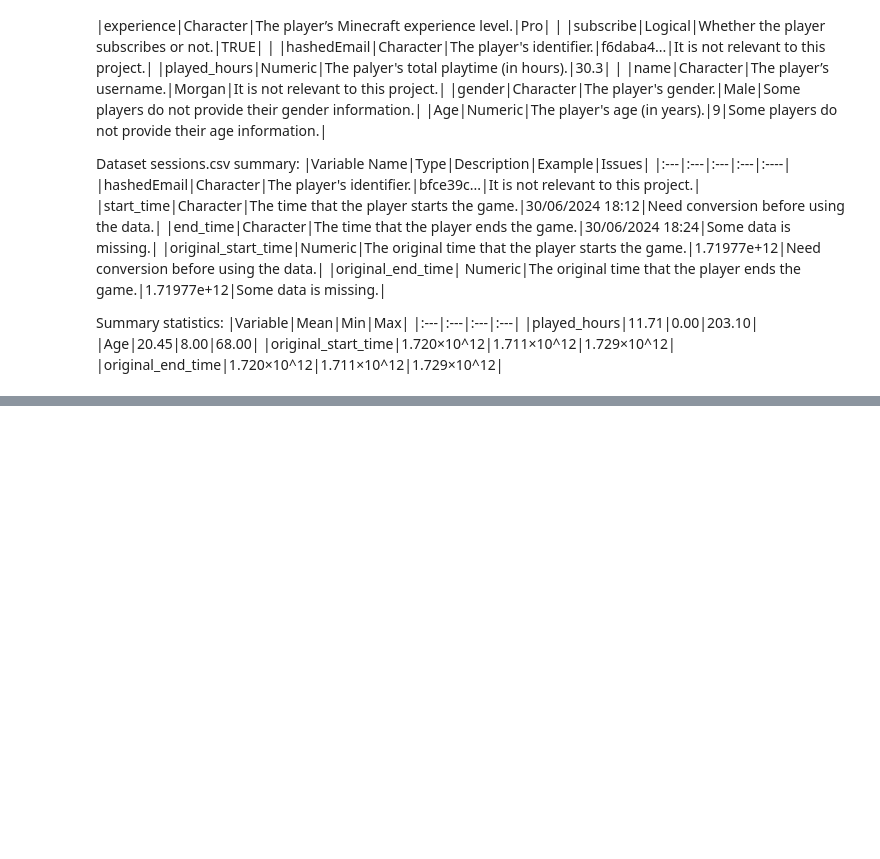
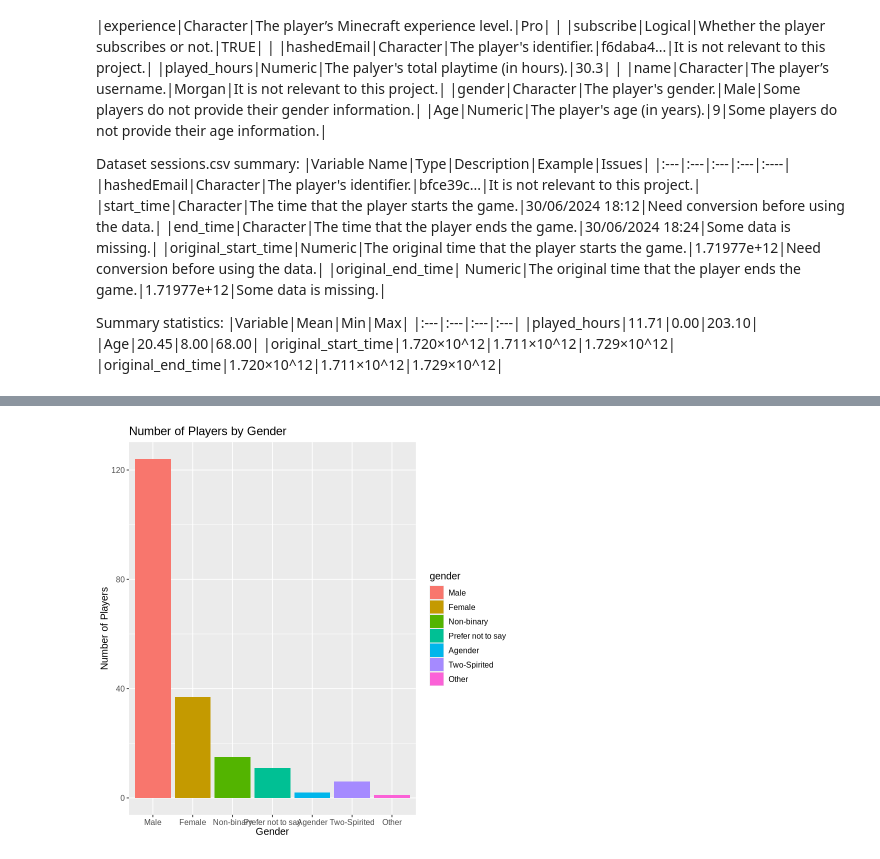
Before and after one commit to cxy641/Project-DSCI100-004-30, a Jupyter notebook: project proposal.ipynb, the cells around one changed output, grey strips where cells are left out. Drawn from its saved outputs; the diff is of its cells as text; code cells hidden in the pictures; blank space fills up the shorter version.

```diff
--- a/project proposal.ipynb
+++ b/project proposal.ipynb
@@ -38,0 +134,14 @@ Specific question: Can a player's Minecraft experience level, gender and age pre
+# %%
+gender_count <- players |>
+  group_by(gender) |>
+  summarise(count = n())
+
+gender <- ggplot(gender_count, aes(x = gender, y = count, fill = gender)) +
+  geom_bar(stat = "identity") +
+  labs(title = "Number of Players by Gender",
+    x = "Gender",
+    y = "Number of Players") +
+   theme(text = element_text(size = 12))
+gender
+# %% [output]
+[figure, added]
```
Also changed, not shown: parts of 7 cells of this notebook.
